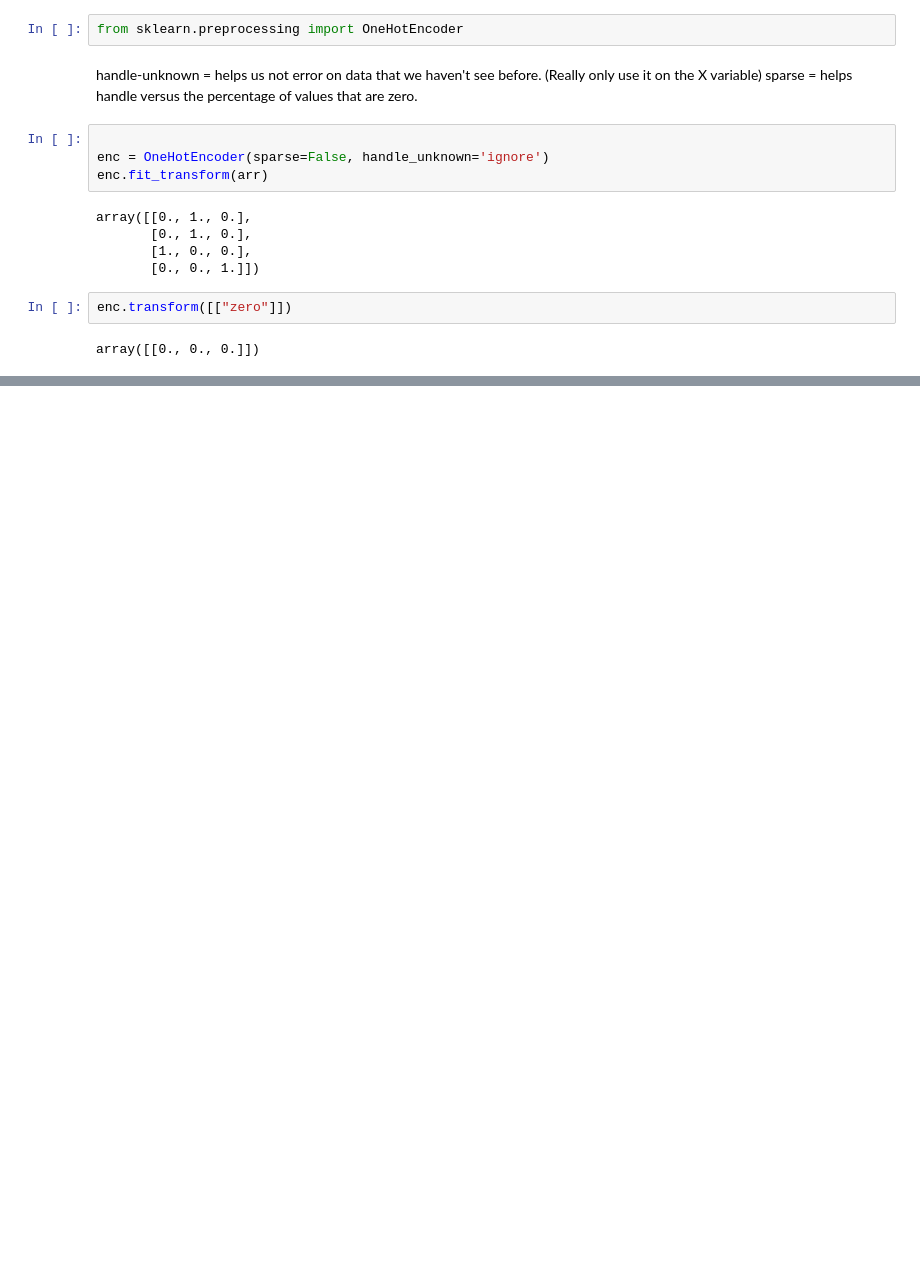
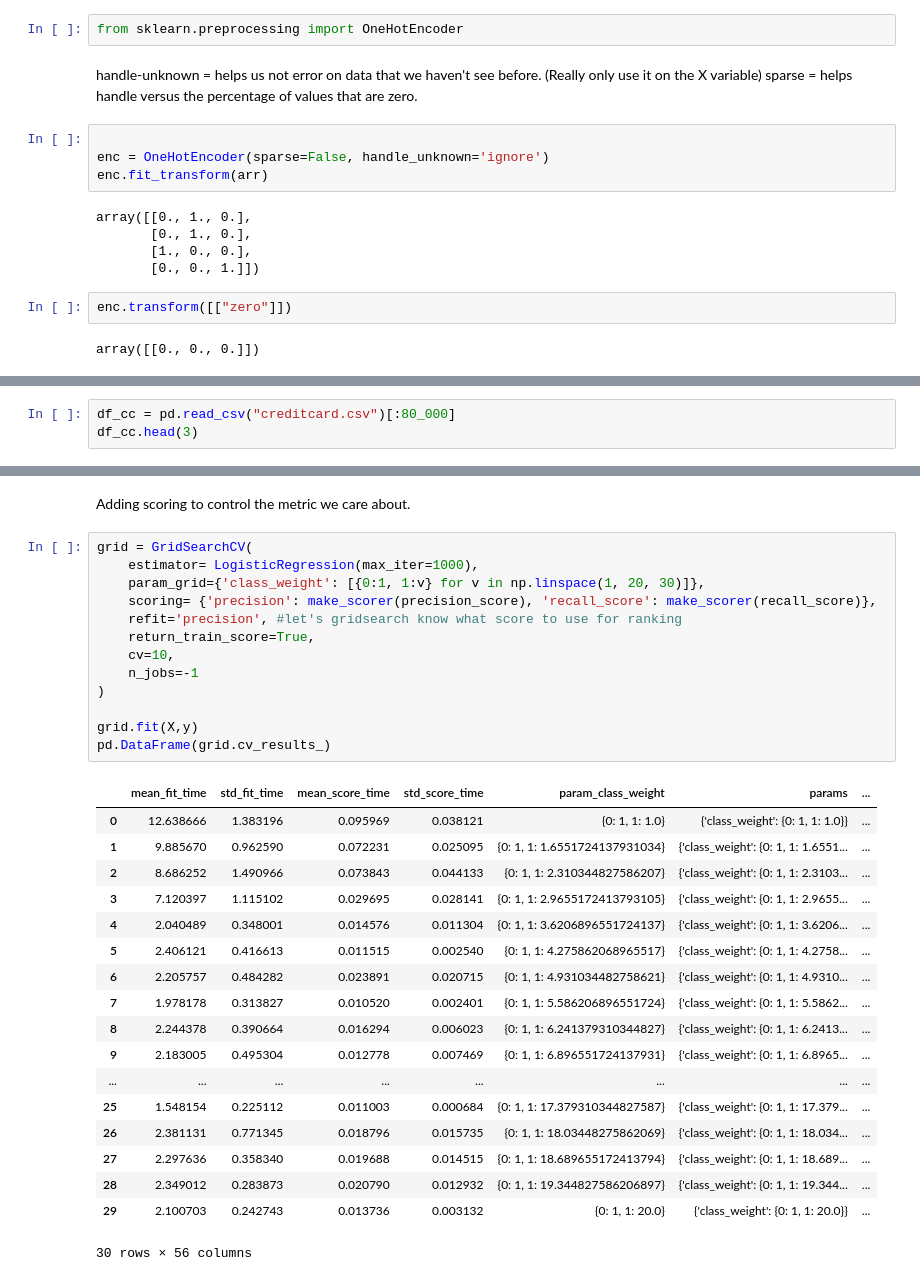
Before and after one commit to Odellc/scikit_learn, a Jupyter notebook: scikit_learn.ipynb, the cells around one changed output, grey strips where cells are left out. Saved outputs shown, nothing was run; the diff lists cells and outputs as text; blank space fills up the shorter version.

Commit message:
add metrics

```diff
--- a/scikit_learn.ipynb
+++ b/scikit_learn.ipynb
@@ -172,0 +175,3 @@ array([[0., 0., 0.]])
+# %%
+df_cc = pd.read_csv("creditcard.csv")[:80_000]
+df_cc.head(3)
@@ -172,0 +264,34 @@ array([[0., 0., 0.]])
+# %% [markdown]
+Adding scoring to control the metric we care about.
+# %%
+grid = GridSearchCV(
+    estimator= LogisticRegression(max_iter=1000),
+    param_grid={'class_weight': [{0:1, 1:v} for v in np.linspace(1, 20, 30)]},
+    scoring= {'precision': make_scorer(precision_score), 'recall_score': make_scorer(recall_score)},
+    refit='precision', #let's gridsearch know what score to use for ranking
+    return_train_score=True,
+    cv=10,
+    n_jobs=-1
+)
+
+grid.fit(X,y)
+pd.DataFrame(grid.cv_results_)
+# %% [output]
+|  | mean_fit_time | std_fit_time | mean_score_time | std_score_time | param_class_weight | params | ... |
+| 0 | 12.638666 | 1.383196 | 0.095969 | 0.038121 | {0: 1, 1: 1.0} | {'class_weight': {0: 1, 1: 1.0}} | ... |
+| 1 | 9.885670 | 0.962590 | 0.072231 | 0.025095 | {0: 1, 1: 1.6551724137931034} | {'class_weight': {0: 1, 1: 1.6551... | ... |
+| 2 | 8.686252 | 1.490966 | 0.073843 | 0.044133 | {0: 1, 1: 2.310344827586207} | {'class_weight': {0: 1, 1: 2.3103... | ... |
+| 3 | 7.120397 | 1.115102 | 0.029695 | 0.028141 | {0: 1, 1: 2.9655172413793105} | {'class_weight': {0: 1, 1: 2.9655... | ... |
+| 4 | 2.040489 | 0.348001 | 0.014576 | 0.011304 | {0: 1, 1: 3.6206896551724137} | {'class_weight': {0: 1, 1: 3.6206... | ... |
+| 5 | 2.406121 | 0.416613 | 0.011515 | 0.002540 | {0: 1, 1: 4.275862068965517} | {'class_weight': {0: 1, 1: 4.2758... | ... |
+| 6 | 2.205757 | 0.484282 | 0.023891 | 0.020715 | {0: 1, 1: 4.931034482758621} | {'class_weight': {0: 1, 1: 4.9310... | ... |
+| 7 | 1.978178 | 0.313827 | 0.010520 | 0.002401 | {0: 1, 1: 5.586206896551724} | {'class_weight': {0: 1, 1: 5.5862... | ... |
+| 8 | 2.244378 | 0.390664 | 0.016294 | 0.006023 | {0: 1, 1: 6.241379310344827} | {'class_weight': {0: 1, 1: 6.2413... | ... |
+| 9 | 2.183005 | 0.495304 | 0.012778 | 0.007469 | {0: 1, 1: 6.896551724137931} | {'class_weight': {0: 1, 1: 6.8965... | ... |
+| ... | ... | ... | ... | ... | ... | ... | ... |
+| 25 | 1.548154 | 0.225112 | 0.011003 | 0.000684 | {0: 1, 1: 17.379310344827587} | {'class_weight': {0: 1, 1: 17.379... | ... |
+| 26 | 2.381131 | 0.771345 | 0.018796 | 0.015735 | {0: 1, 1: 18.03448275862069} | {'class_weight': {0: 1, 1: 18.034... | ... |
+| 27 | 2.297636 | 0.358340 | 0.019688 | 0.014515 | {0: 1, 1: 18.689655172413794} | {'class_weight': {0: 1, 1: 18.689... | ... |
+| 28 | 2.349012 | 0.283873 | 0.020790 | 0.012932 | {0: 1, 1: 19.344827586206897} | {'class_weight': {0: 1, 1: 19.344... | ... |
+| 29 | 2.100703 | 0.242743 | 0.013736 | 0.003132 | {0: 1, 1: 20.0} | {'class_weight': {0: 1, 1: 20.0}} | ... |
+30 rows × 56 columns
```
Also changed, not shown: parts of 10 cells of this notebook.
